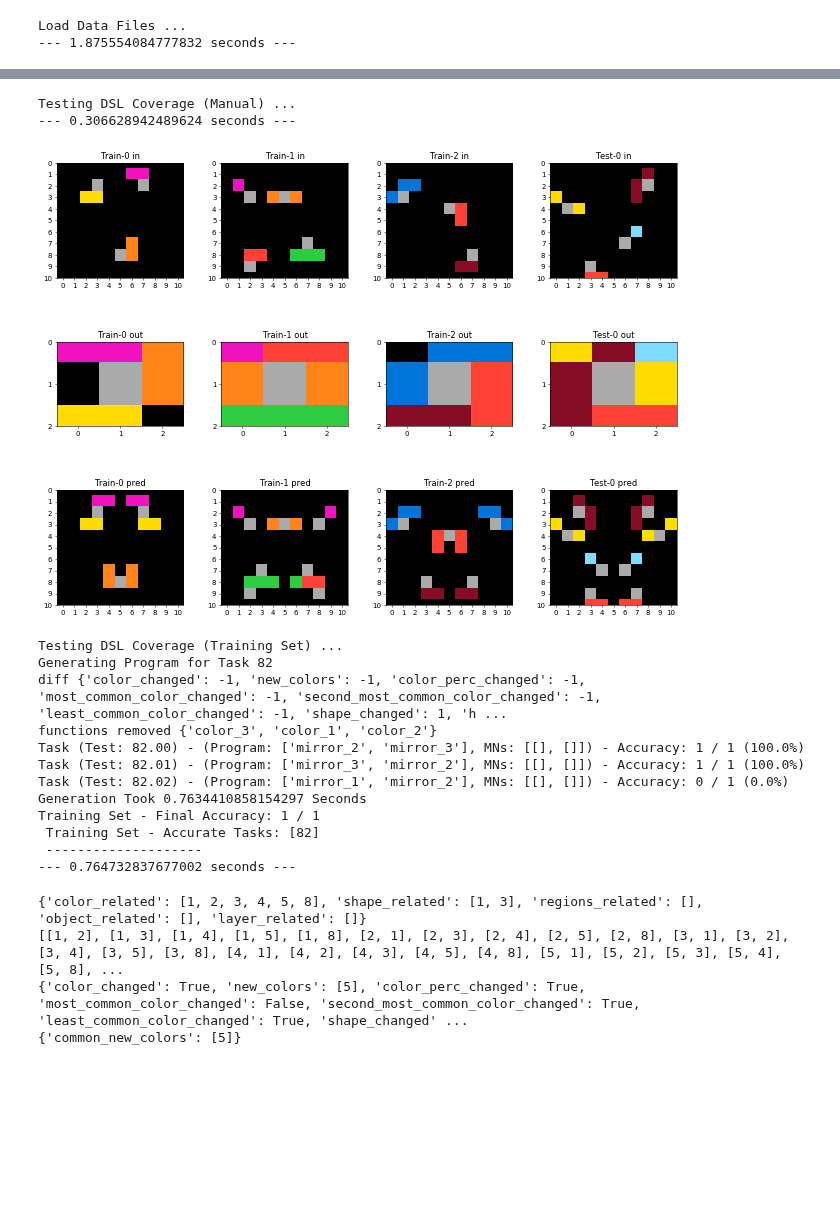
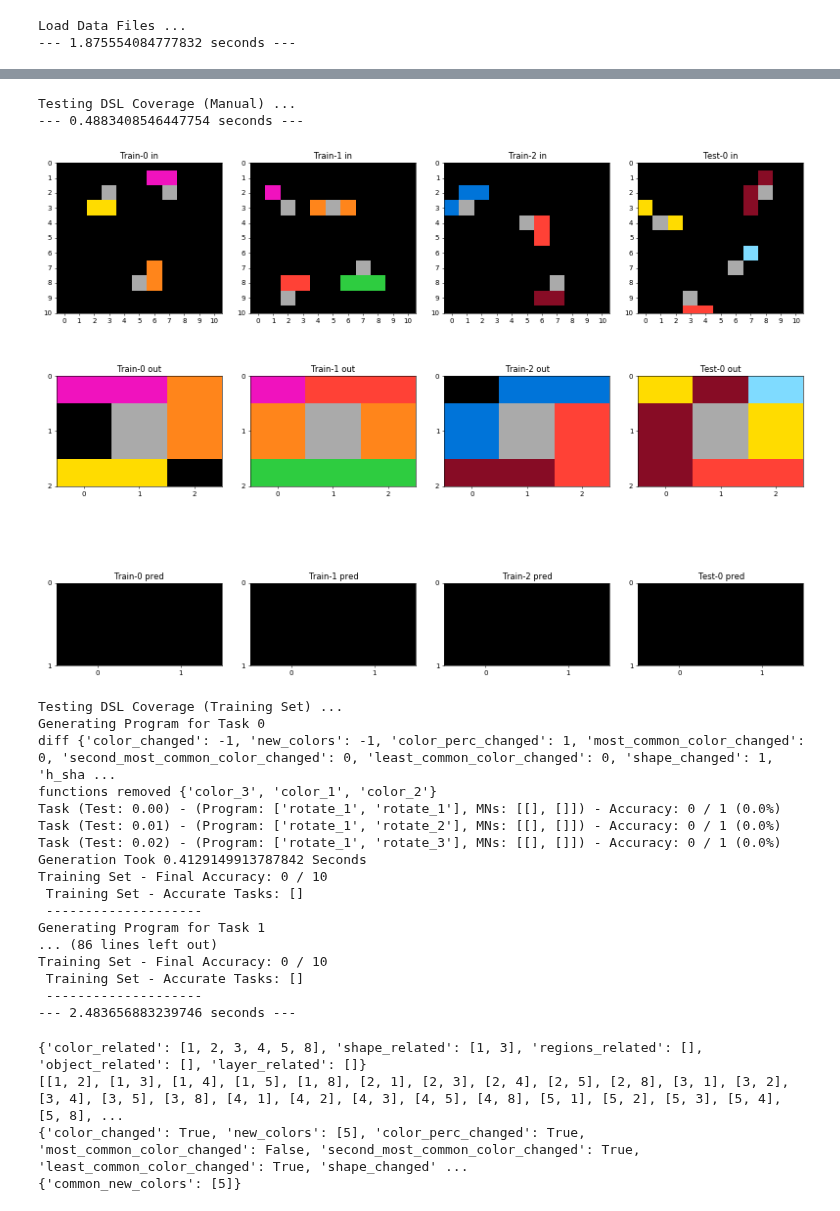
Before and after one commit to lorepieri8/ARC_challenge, a Jupyter notebook: ARC_DSL.ipynb, the cells around one changed output, grey strips where cells are left out. Drawn from its saved outputs; the diff is of its cells as text; code cells hidden in the pictures; blank space fills up the shorter version.

Commit message:
basic crop

```diff
--- a/ARC_DSL.ipynb
+++ b/ARC_DSL.ipynb
@@ -186,6 +186,7 @@ def check_p(task, pred_func):
     n = len(task["train"]) + len(task["test"])
     fig, axs = plt.subplots(3, n, figsize=(4*n,12), dpi=50)
     plt.subplots_adjust(wspace=0.3, hspace=0.3)
+    plt.tight_layout()
 
     # All Data for Task
     train_data = build_trainlist(task)
@@ -852,0 +854,12 @@ Load DSL Functions (Duplications) ...
+# %%
+start_time = time.time()
+print("Load DSL Functions (Crop) ...")
+
+def crop_1(a, *args):
+    if (args[0] < 1) or (args[1] < 1) or (args[2] < 1) or (args[3] < 1):
+        raise ValueError("Coordinates are less than 1")
+    x_min, y_min = args[0], args[1]
+    x_max, y_max = args[2], args[3]
+    return a[x_min-1:x_max-1, y_min-1:y_max-1]
+
+print("--- %s seconds ---" % (time.time() - start_time))
@@ -1403,25 +1425,25 @@ Load Program Application Framework ...
 # %%
 start_time = time.time()
 print("Testing DSL Coverage (Manual) ...")
 
 def combine_tasks(a):
     b = a.copy()
     #print(b)
     #b = mirror_4(b)
-    b = symmetric_5(b,*[3,5])
+    b = crop_1(b,*[1,1,3,3])
     #b = color_1(b,*[8,5])
 
     return b
 
 tasks_indices = [21]
 for task in tasks_indices:
     check_p(train_task_data[task], combine_tasks)
 
 print("--- %s seconds ---" % (time.time() - start_time))
 # %% [output]
 Testing DSL Coverage (Manual) ...
---- 0.306628942489624 seconds ---
+--- 0.4883408546447754 seconds ---
-[figure, old version]
+[figure, new version]
 # %%
 start_time = time.time()
 print("Testing DSL Coverage (Training Set) ...")
@@ -1430,8 +1452,8 @@ accuracy_full = 0
 accuracy_tasks = []
 detailted_accuracy_tasks = []
 training_flag = True
-start=82
-finish=83
+start=0
+finish=10
 if training_flag == True:
     for task_n in range(start,finish):
         task_time = time.time()
@@ -1467,17 +1489,22 @@ if DEBUG:
 print("--- %s seconds ---" % (time.time() - start_time))
 # %% [output]
 Testing DSL Coverage (Training Set) ...
-Generating Program for Task 82
-diff {'color_changed': -1, 'new_colors': -1, 'color_perc_changed': -1, 'most_common_color_changed': -1, 'second_most_common_color_changed': -1, 'least_common_color_changed': -1, 'shape_changed': 1, 'h ...
+Generating Program for Task 0
+diff {'color_changed': -1, 'new_colors': -1, 'color_perc_changed': 1, 'most_common_color_changed': 0, 'second_most_common_color_changed': 0, 'least_common_color_changed': 0, 'shape_changed': 1, 'h_sha ...
 functions removed {'color_3', 'color_1', 'color_2'}
-Task (Test: 82.00) - (Program: ['mirror_2', 'mirror_3'], MNs: [[], []]) - Accuracy: 1 / 1 (100.0%)
-Task (Test: 82.01) - (Program: ['mirror_3', 'mirror_2'], MNs: [[], []]) - Accuracy: 1 / 1 (100.0%)
-Task (Test: 82.02) - (Program: ['mirror_1', 'mirror_2'], MNs: [[], []]) - Accuracy: 0 / 1 (0.0%)
-Generation Took 0.7634410858154297 Seconds
-Training Set - Final Accuracy: 1 / 1
- Training Set - Accurate Tasks: [82]
+Task (Test: 0.00) - (Program: ['rotate_1', 'rotate_1'], MNs: [[], []]) - Accuracy: 0 / 1 (0.0%)
+Task (Test: 0.01) - (Program: ['rotate_1', 'rotate_2'], MNs: [[], []]) - Accuracy: 0 / 1 (0.0%)
+Task (Test: 0.02) - (Program: ['rotate_1', 'rotate_3'], MNs: [[], []]) - Accuracy: 0 / 1 (0.0%)
+Generation Took 0.4129149913787842 Seconds
+Training Set - Final Accuracy: 0 / 10
+ Training Set - Accurate Tasks: []
  --------------------
---- 0.764732837677002 seconds ---
+Generating Program for Task 1
+... (86 lines left out)
+Training Set - Final Accuracy: 0 / 10
+ Training Set - Accurate Tasks: []
+ --------------------
+--- 2.483656883239746 seconds ---
 # %%
 # Work Area. Feel free to clean if it gets too messy.
 # %%
```
Also changed, not shown: parts of 19 cells of this notebook.
